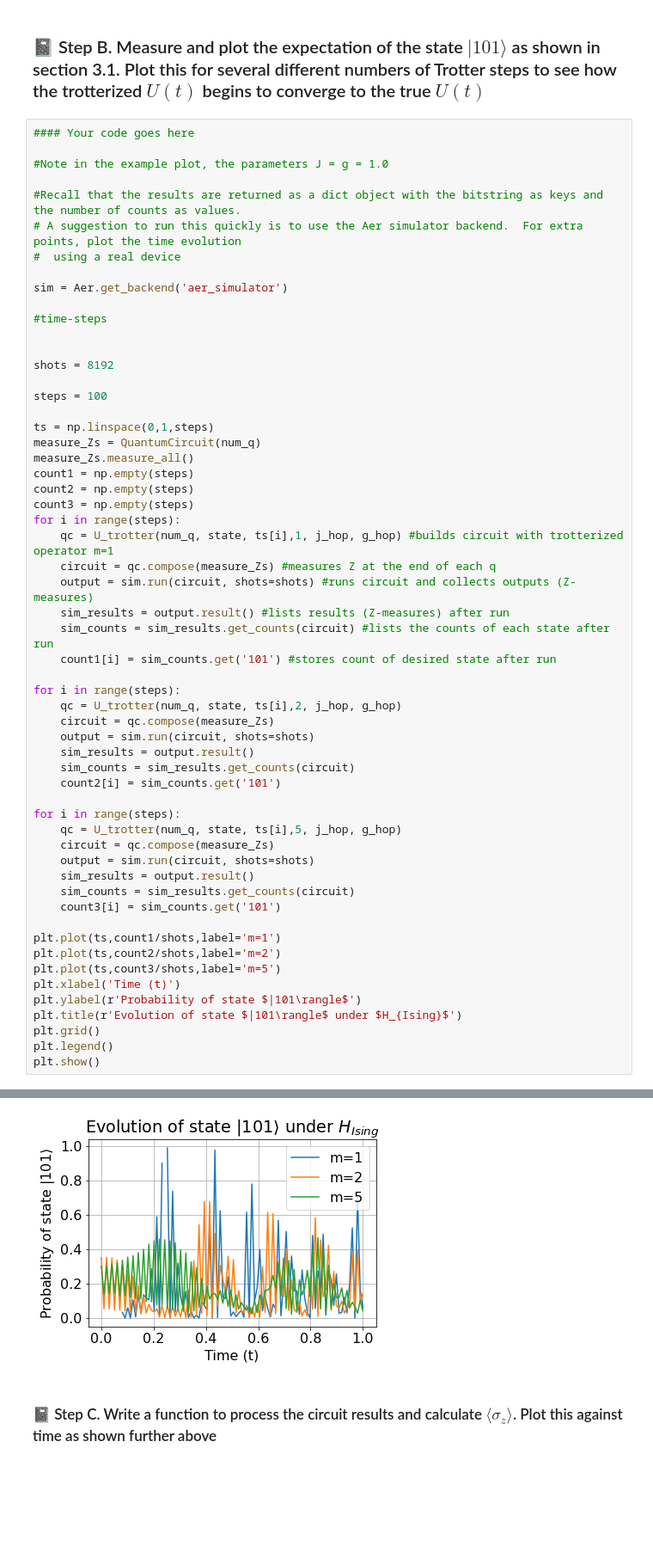
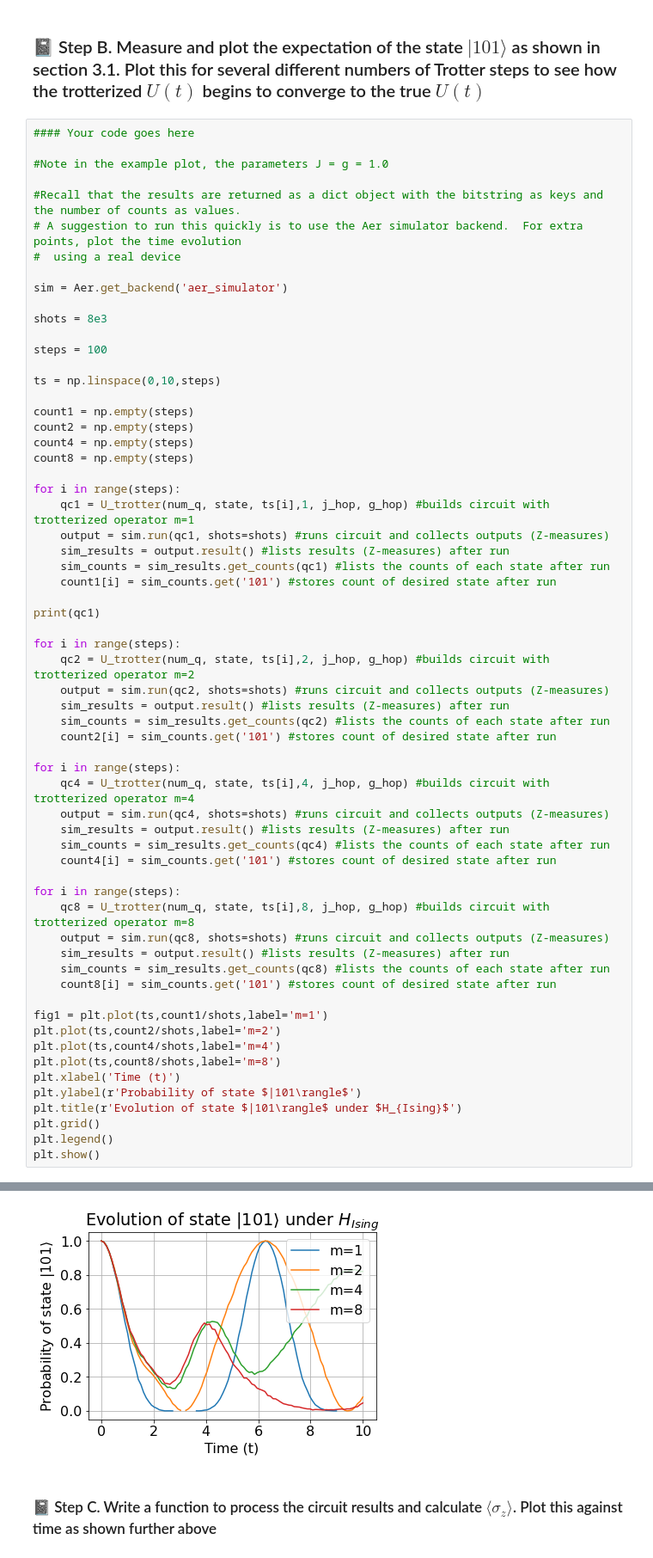
Before and after one commit to thefacemyer/David-Facemyer-QC-HW, a Jupyter notebook: Lab-2 Quantum Simulation/Lab-2_Quantum-Simulation.ipynb, the cells around one changed output, grey strips where cells are left out. Shown at 86% size. Cells and saved outputs as stored; diff of their text form; blank space fills up the shorter version.

```diff
--- a/Lab-2 Quantum Simulation/Lab-2_Quantum-Simulation.ipynb
+++ b/Lab-2 Quantum Simulation/Lab-2_Quantum-Simulation.ipynb
@@ -327,46 +330,51 @@ circuit.draw('mpl')
 
 sim = Aer.get_backend('aer_simulator')
 
-#time-steps
-
-
-shots = 8192
+shots = 8e3
 
 steps = 100
 
-ts = np.linspace(0,1,steps)
-measure_Zs = QuantumCircuit(num_q)
-measure_Zs.measure_all()
+ts = np.linspace(0,10,steps)
+
 count1 = np.empty(steps)
 count2 = np.empty(steps)
-count3 = np.empty(steps)
+count4 = np.empty(steps)
+count8 = np.empty(steps)
+
 for i in range(steps):
-    qc = U_trotter(num_q, state, ts[i],1, j_hop, g_hop) #builds circuit with trotterized operator m=1
-    circuit = qc.compose(measure_Zs) #measures Z at the end of each q
-    output = sim.run(circuit, shots=shots) #runs circuit and collects outputs (Z-measures)
+    qc1 = U_trotter(num_q, state, ts[i],1, j_hop, g_hop) #builds circuit with trotterized operator m=1
+    output = sim.run(qc1, shots=shots) #runs circuit and collects outputs (Z-measures)
     sim_results = output.result() #lists results (Z-measures) after run
-    sim_counts = sim_results.get_counts(circuit) #lists the counts of each state after run
+    sim_counts = sim_results.get_counts(qc1) #lists the counts of each state after run
     count1[i] = sim_counts.get('101') #stores count of desired state after run
 
-for i in range(steps):
-    qc = U_trotter(num_q, state, ts[i],2, j_hop, g_hop)
-    circuit = qc.compose(measure_Zs)
-    output = sim.run(circuit, shots=shots)
-    sim_results = output.result()
-    sim_counts = sim_results.get_counts(circuit)
-    count2[i] = sim_counts.get('101')
+print(qc1)
 
 for i in range(steps):
-    qc = U_trotter(num_q, state, ts[i],5, j_hop, g_hop)
-    circuit = qc.compose(measure_Zs)
-    output = sim.run(circuit, shots=shots)
-    sim_results = output.result()
-    sim_counts = sim_results.get_counts(circuit)
-    count3[i] = sim_counts.get('101')
+    qc2 = U_trotter(num_q, state, ts[i],2, j_hop, g_hop) #builds circuit with trotterized operator m=2
+    output = sim.run(qc2, shots=shots) #runs circuit and collects outputs (Z-measures)
+    sim_results = output.result() #lists results (Z-measures) after run
+    sim_counts = sim_results.get_counts(qc2) #lists the counts of each state after run
+    count2[i] = sim_counts.get('101') #stores count of desired state after run
 
-plt.plot(ts,count1/shots,label='m=1')
+for i in range(steps):
+    qc4 = U_trotter(num_q, state, ts[i],4, j_hop, g_hop) #builds circuit with trotterized operator m=4
+    output = sim.run(qc4, shots=shots) #runs circuit and collects outputs (Z-measures)
+    sim_results = output.result() #lists results (Z-measures) after run
+    sim_counts = sim_results.get_counts(qc4) #lists the counts of each state after run
+    count4[i] = sim_counts.get('101') #stores count of desired state after run
+
+for i in range(steps):
+    qc8 = U_trotter(num_q, state, ts[i],8, j_hop, g_hop) #builds circuit with trotterized operator m=8
+    output = sim.run(qc8, shots=shots) #runs circuit and collects outputs (Z-measures)
+    sim_results = output.result() #lists results (Z-measures) after run
+    sim_counts = sim_results.get_counts(qc8) #lists the counts of each state after run
+    count8[i] = sim_counts.get('101') #stores count of desired state after run
+
+fig1 = plt.plot(ts,count1/shots,label='m=1')
 plt.plot(ts,count2/shots,label='m=2')
-plt.plot(ts,count3/shots,label='m=5')
+plt.plot(ts,count4/shots,label='m=4')
+plt.plot(ts,count8/shots,label='m=8')
 plt.xlabel('Time (t)')
 plt.ylabel(r'Probability of state $|101\rangle$')
 plt.title(r'Evolution of state $|101\rangle$ under $H_{Ising}$')
@@ -377,4 +394,4 @@ plt.show()
-[figure, old version]
+[figure, new version]
 # %% [markdown]
 <h3 style="font-size: 17px">&#128211; Step C. Write a function to process the circuit results and calculate $\langle\sigma_z\rangle$.  Plot this against time as shown further above
 # %%
```
Also changed, not shown: parts of 8 cells of this notebook.
